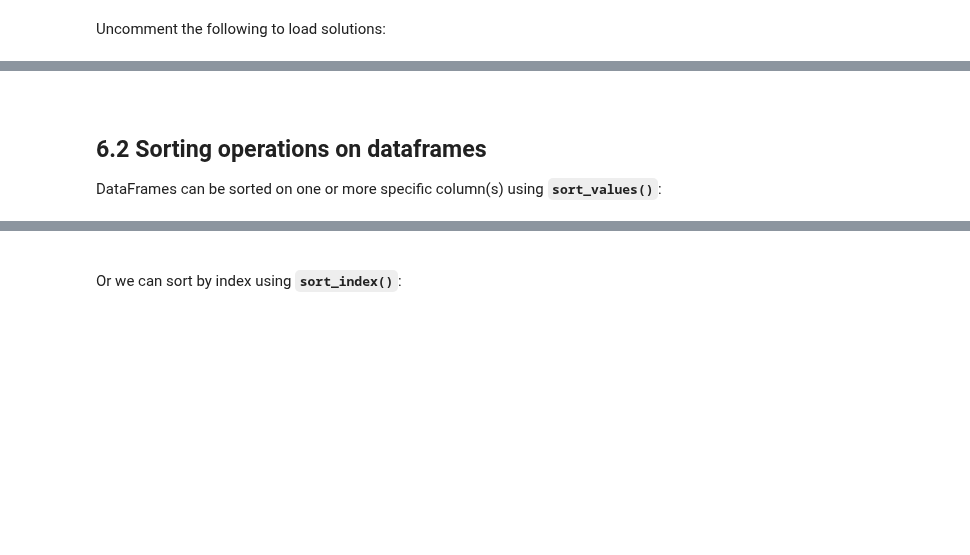
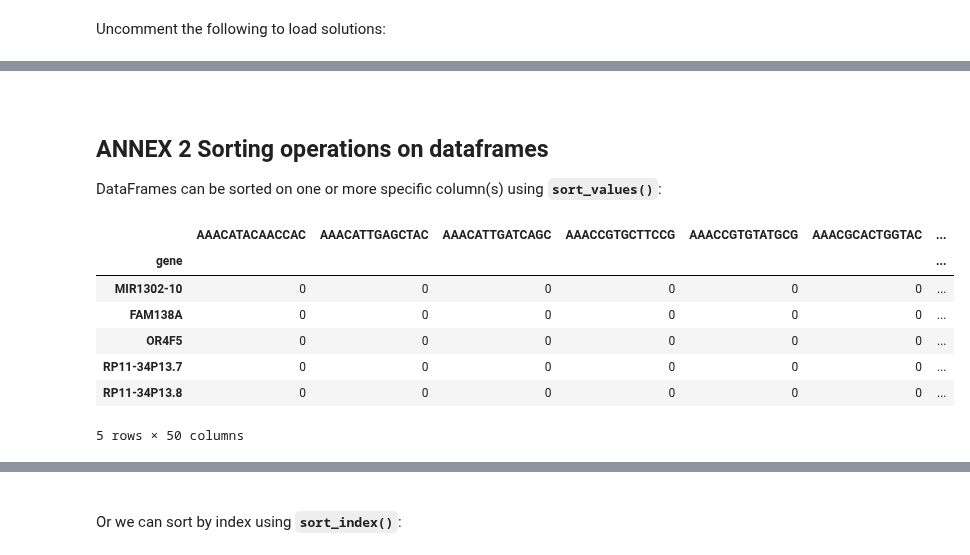
Before and after one commit to sib-swiss/intermediate-python-training, a Jupyter notebook: course1/01_data_manipulation.ipynb, the cells around one changed output, grey strips where cells are left out. Drawn from its saved outputs; the diff is of its cells as text; code cells hidden in the pictures; blank space fills up the shorter version.

```diff
--- a/course1/01_data_manipulation_and_representation.ipynb
+++ b/course1/01_data_manipulation.ipynb
@@ -1656,7 +1491,19 @@ print(df.apply(longest_str, axis=1), "\n")
 # %% [markdown]
 <br>
 
-## 6.2 Sorting operations on dataframes
+## ANNEX 2 Sorting operations on dataframes
 
 DataFrames can be sorted on one or more specific column(s) using **`sort_values()`**:
+# %%
+df_sc = pd.read_table('data/pbmc_data.countMatrix.50.txt.zip', sep=" ", index_col=0)
+df_sc.head()
+# %% [output]
+|  | AAACATACAACCAC | AAACATTGAGCTAC | AAACATTGATCAGC | AAACCGTGCTTCCG | AAACCGTGTATGCG | AAACGCACTGGTAC | ... |
+| gene |  |  |  |  |  |  | ... |
+| MIR1302-10 | 0 | 0 | 0 | 0 | 0 | 0 | ... |
+| FAM138A | 0 | 0 | 0 | 0 | 0 | 0 | ... |
+| OR4F5 | 0 | 0 | 0 | 0 | 0 | 0 | ... |
+| RP11-34P13.7 | 0 | 0 | 0 | 0 | 0 | 0 | ... |
+| RP11-34P13.8 | 0 | 0 | 0 | 0 | 0 | 0 | ... |
+5 rows × 50 columns
 # %%
```
Also changed, not shown: parts of 183 cells of this notebook, 2 other files.
